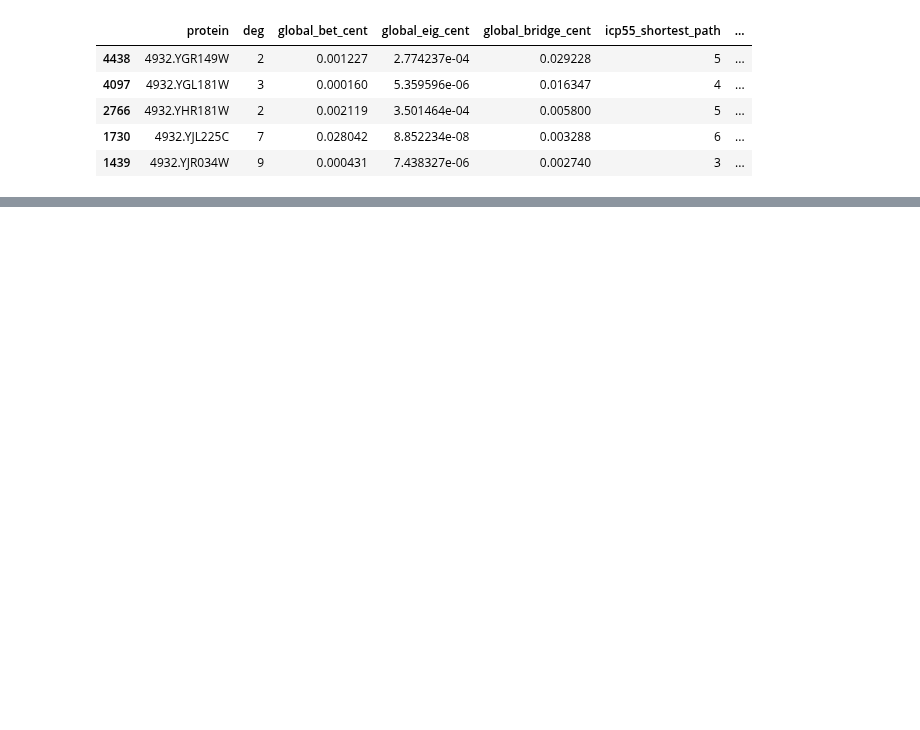
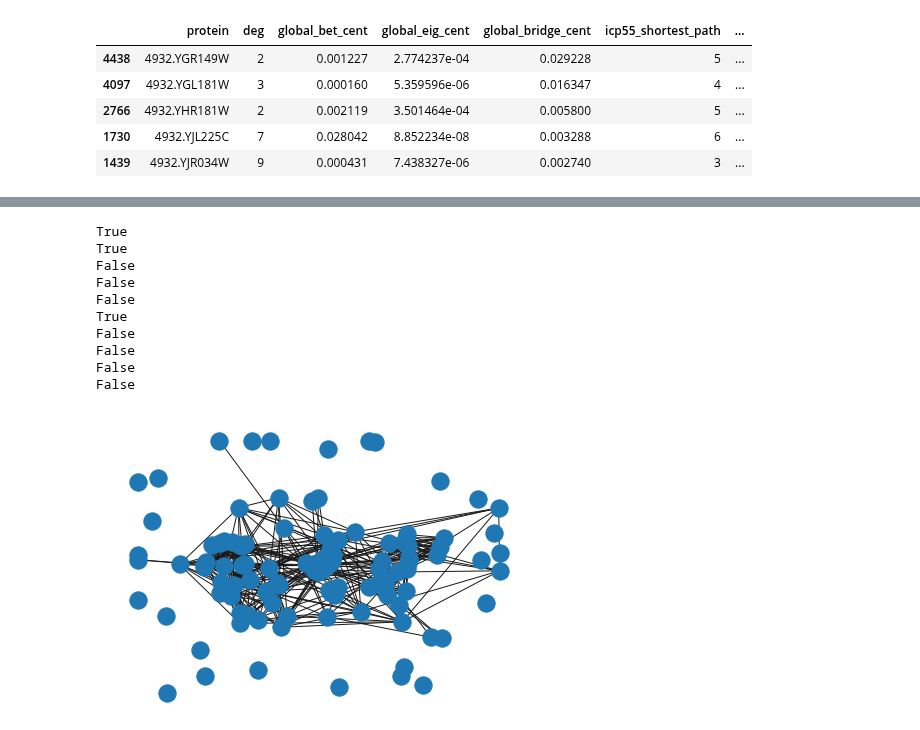
Before and after one commit to jkasimotto/PPI-Network-Analysis, a Jupyter notebook: notebooks/julian_v__2.ipynb, the cells around one changed output, grey strips where cells are left out. Drawn from its saved outputs; the diff is of its cells as text; code cells hidden in the pictures; blank space fills up the shorter version.

```diff
--- a/notebooks/julian_v__2.ipynb
+++ b/notebooks/julian_v__2.ipynb
@@ -157,0 +226,17 @@ So there is a trend for higher bridging centrality nodes to be in smaller cluste
+# %%
+###Are clusters connected?
+for i in range(10):
+        print(nx.is_connected(network.subgraph(clusters[i])))
+        nx.draw(network.subgraph(clusters[i]))
+# %% [output]
+True
+True
+False
+False
+False
+True
+False
+False
+False
+False
+[figure, added]
```
Also changed, not shown: parts of 12 cells of this notebook, 1 other file.
